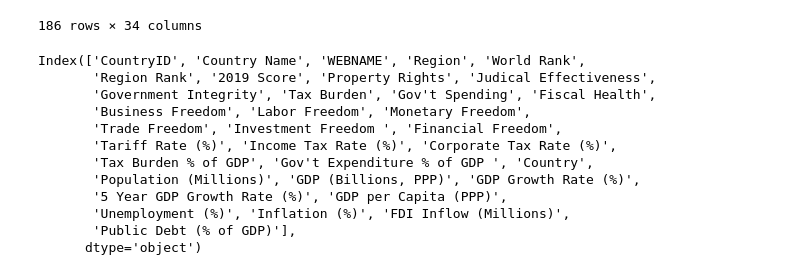
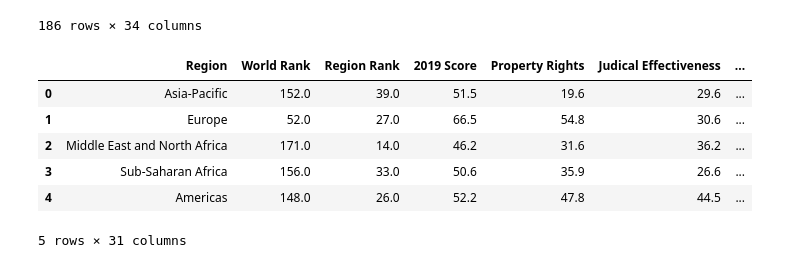
Before and after one commit to fchikwekwe/IntroToMachineLearning, a Jupyter notebook: EconomicFreedomProject.ipynb, the cells around one changed output. Cells and saved outputs as stored; diff of their text form; code cells hidden in the pictures.

```diff
--- a/EconomicFreedomProject.ipynb
+++ b/EconomicFreedomProject.ipynb
@@ -34,18 +40,17 @@ df
 | 184 | 182 | Zambia | Zambia | Sub-Saharan Africa | 138.0 | 27.0 | 53.6 | 45.0 | ... |
 | 185 | 183 | Zimbabwe | Zimbabwe | Sub-Saharan Africa | 175.0 | 45.0 | 40.4 | 29.7 | ... |
 186 rows × 34 columns
+# %%
+# WEBNAME is the same as Country Name with slight differences; so is Country
+# CountryID is basically like index
+df = df.drop(["WEBNAME", "CountryID", "Country Name"], axis = 1)
 # %%
-df.columns
+df.head()
 # %% [output]
+|  | Region | World Rank | Region Rank | 2019 Score | Property Rights | Judical Effectiveness | ... |
+| 0 | Asia-Pacific | 152.0 | 39.0 | 51.5 | 19.6 | 29.6 | ... |
+| 1 | Europe | 52.0 | 27.0 | 66.5 | 54.8 | 30.6 | ... |
+| 2 | Middle East and North Africa | 171.0 | 14.0 | 46.2 | 31.6 | 36.2 | ... |
+| 3 | Sub-Saharan Africa | 156.0 | 33.0 | 50.6 | 35.9 | 26.6 | ... |
+| 4 | Americas | 148.0 | 26.0 | 52.2 | 47.8 | 44.5 | ... |
-Index(['CountryID', 'Country Name', 'WEBNAME', 'Region', 'World Rank',
-       'Region Rank', '2019 Score', 'Property Rights', 'Judical Effectiveness',
-       'Government Integrity', 'Tax Burden', 'Gov't Spending', 'Fiscal Health',
-       'Business Freedom', 'Labor Freedom', 'Monetary Freedom',
-       'Trade Freedom', 'Investment Freedom ', 'Financial Freedom',
-       'Tariff Rate (%)', 'Income Tax Rate (%)', 'Corporate Tax Rate (%)',
-       'Tax Burden % of GDP', 'Gov't Expenditure % of GDP ', 'Country',
-       'Population (Millions)', 'GDP (Billions, PPP)', 'GDP Growth Rate (%)',
-       '5 Year GDP Growth Rate (%)', 'GDP per Capita (PPP)',
-       'Unemployment (%)', 'Inflation (%)', 'FDI Inflow (Millions)',
-       'Public Debt (% of GDP)'],
-      dtype='object')
+5 rows × 31 columns
```
Also changed, not shown: parts of 11 cells of this notebook, 1 other file.
